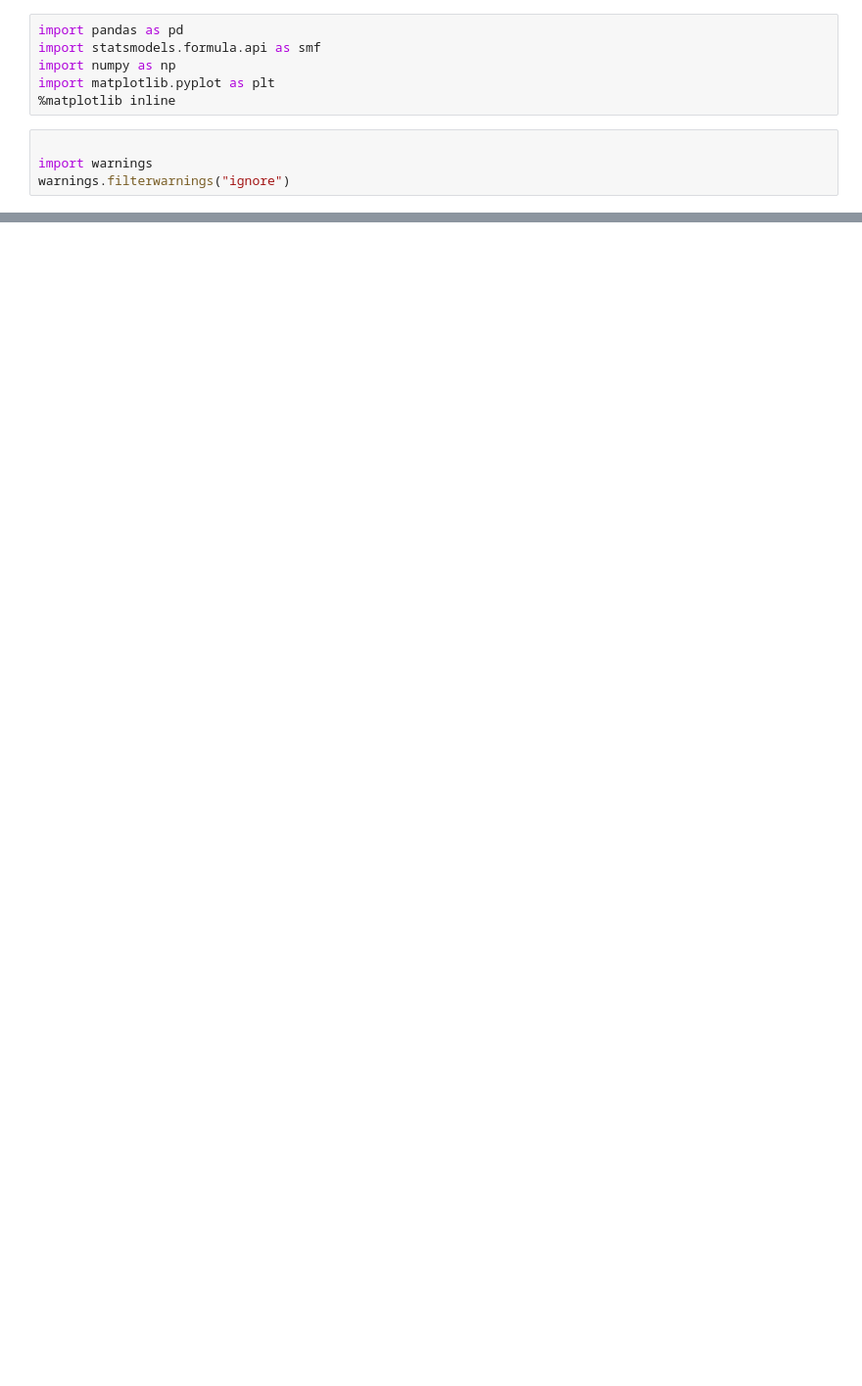
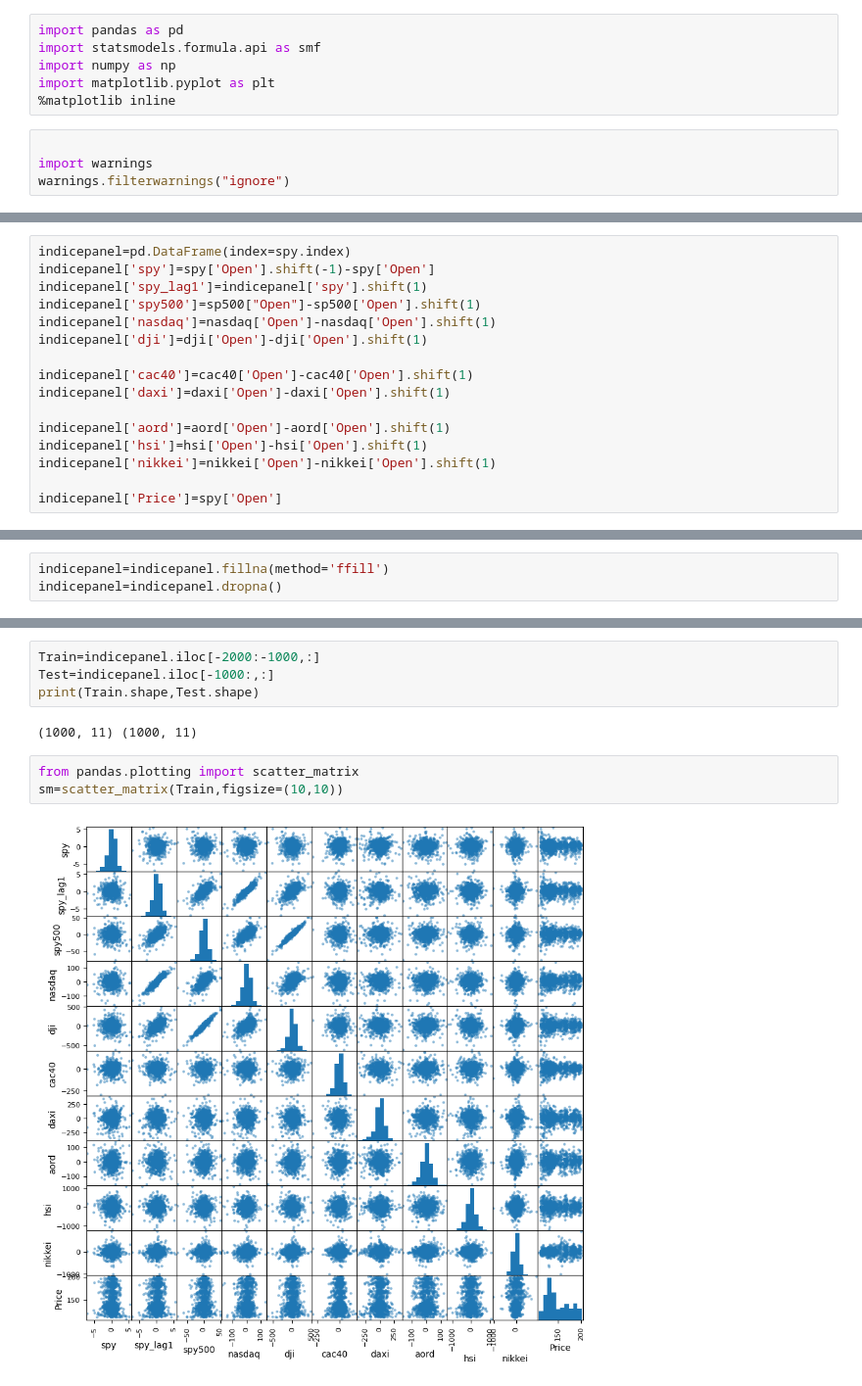
Before and after one commit to zshaiv/python, a Jupyter notebook: Multiple linear regression model.ipynb, the cells around one changed output, grey strips where cells are left out. Shown at 98% size. Saved outputs shown, nothing was run; the diff lists cells and outputs as text; blank space fills up the shorter version.

```diff
--- a/Multiple linear regression model.ipynb
+++ b/Multiple linear regression model.ipynb
@@ -24,0 +30,16 @@ nasdaq.head()
+# %%
+indicepanel=pd.DataFrame(index=spy.index)
+indicepanel['spy']=spy['Open'].shift(-1)-spy['Open']
+indicepanel['spy_lag1']=indicepanel['spy'].shift(1)
+indicepanel['spy500']=sp500["Open"]-sp500['Open'].shift(1)
+indicepanel['nasdaq']=nasdaq['Open']-nasdaq['Open'].shift(1)
+indicepanel['dji']=dji['Open']-dji['Open'].shift(1)
+
+indicepanel['cac40']=cac40['Open']-cac40['Open'].shift(1)
+indicepanel['daxi']=daxi['Open']-daxi['Open'].shift(1)
+
+indicepanel['aord']=aord['Open']-aord['Open'].shift(1)
+indicepanel['hsi']=hsi['Open']-hsi['Open'].shift(1)
+indicepanel['nikkei']=nikkei['Open']-nikkei['Open'].shift(1)
+
+indicepanel['Price']=spy['Open']
@@ -24,0 +55,3 @@ nasdaq.head()
+# %%
+indicepanel=indicepanel.fillna(method='ffill')
+indicepanel=indicepanel.dropna()
@@ -24,0 +79,11 @@ nasdaq.head()
+# %%
+Train=indicepanel.iloc[-2000:-1000,:]
+Test=indicepanel.iloc[-1000:,:]
+print(Train.shape,Test.shape)
+# %% [output]
+(1000, 11) (1000, 11)
+# %%
+from pandas.plotting import scatter_matrix
+sm=scatter_matrix(Train,figsize=(10,10))
+# %% [output]
+[figure, added]
```
Also changed, not shown: parts of 14 cells of this notebook.
